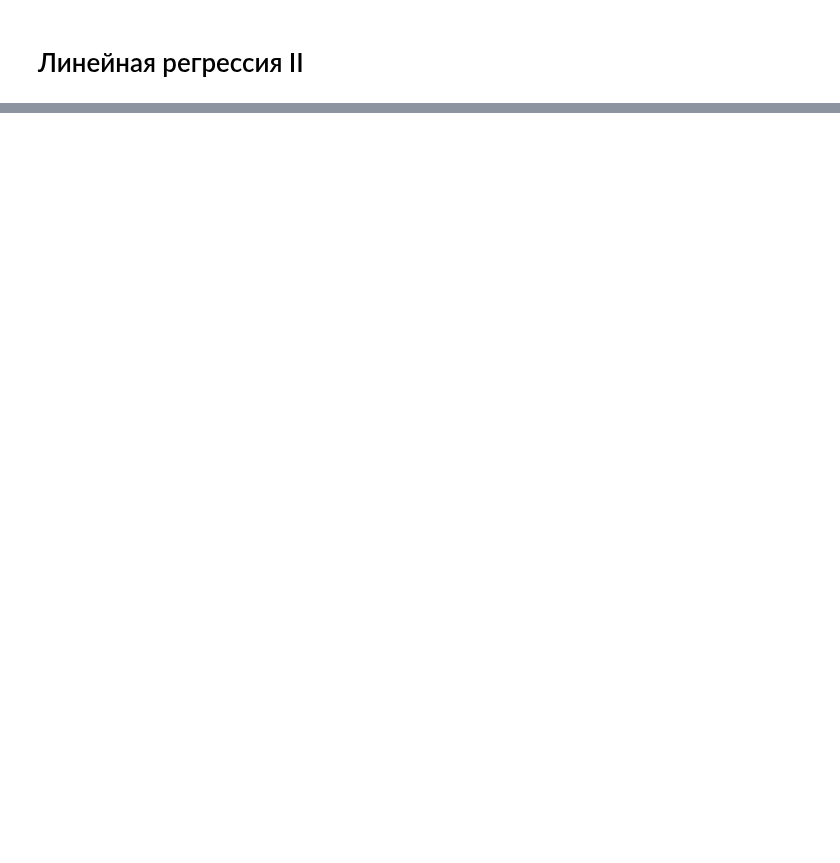
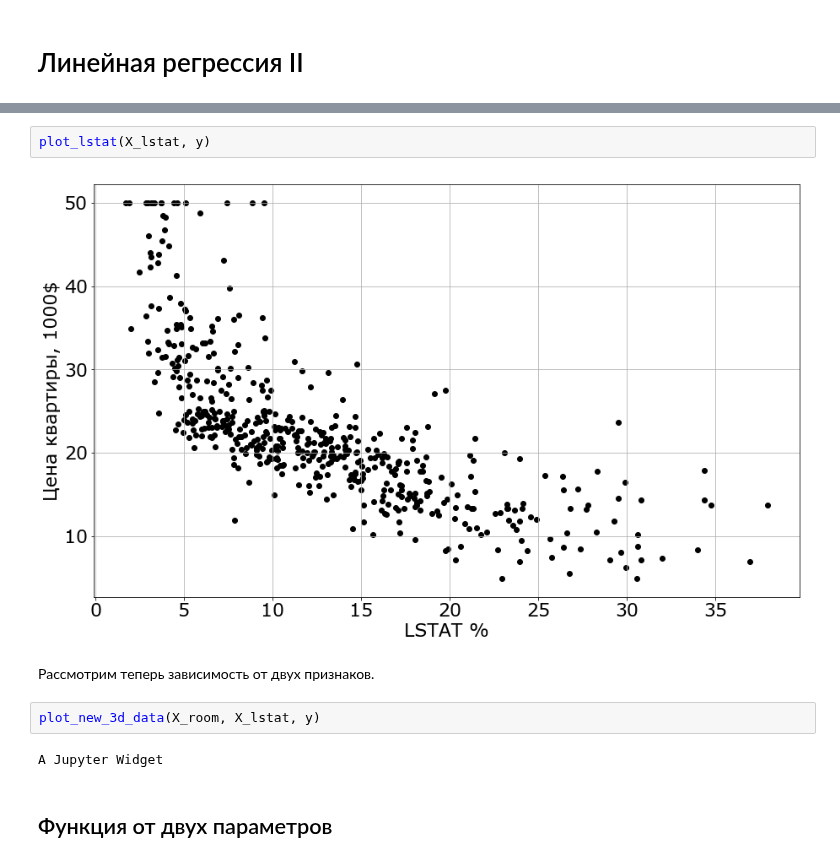
Before and after one commit to mts-machines-learn/ml-course-dec2019, a Jupyter notebook: 5. Линейная регрессия ll/Regression_2.ipynb, the cells around one changed output, grey strips where cells are left out. Cells and saved outputs as stored; diff of their text form; blank space fills up the shorter version.

```diff
--- a/5. Линейная регрессия ll/Regression_2.ipynb
+++ b/5. Линейная регрессия ll/Regression_2.ipynb
@@ -111,0 +71,12 @@ A Jupyter Widget
+# %%
+plot_lstat(X_lstat, y)
+# %% [output]
+[figure, added]
+# %% [markdown]
+Рассмотрим теперь зависимость от двух признаков.
+# %%
+plot_new_3d_data(X_room, X_lstat, y)
+# %% [output]
+A Jupyter Widget
+# %% [markdown]
+## Функция от двух параметров
```
Also changed, not shown: parts of 200 cells of this notebook, 3 other files.
